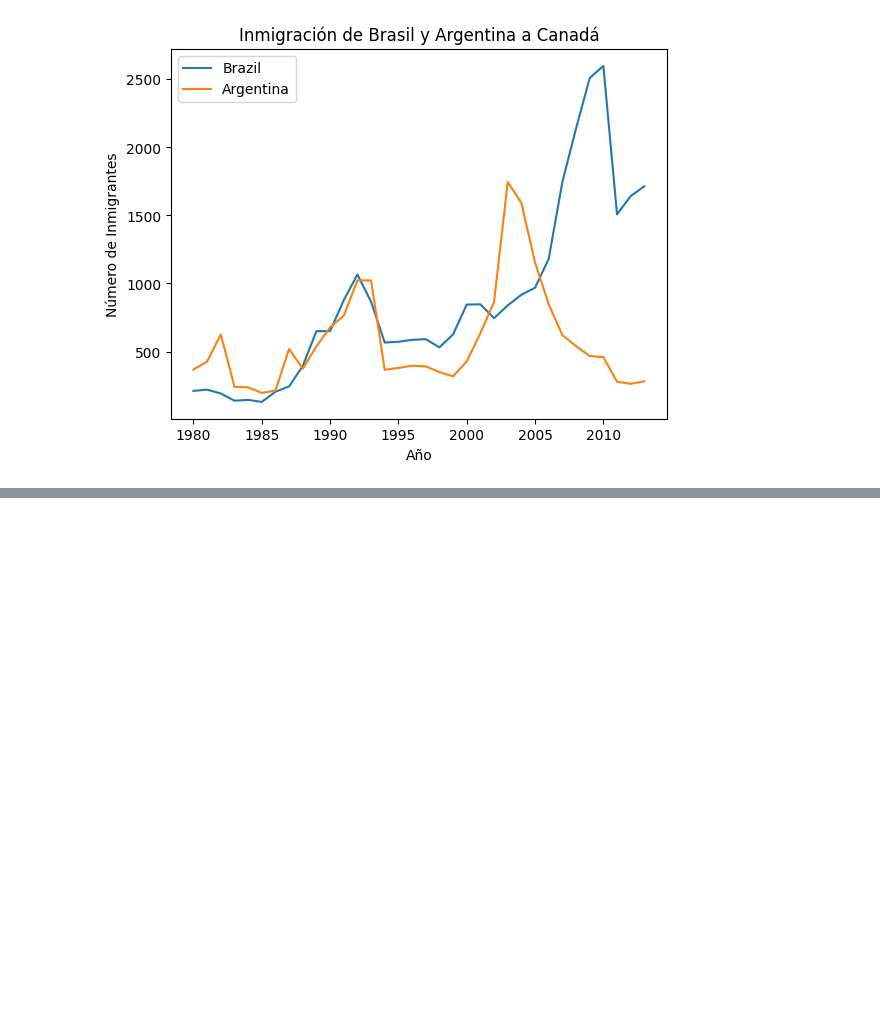
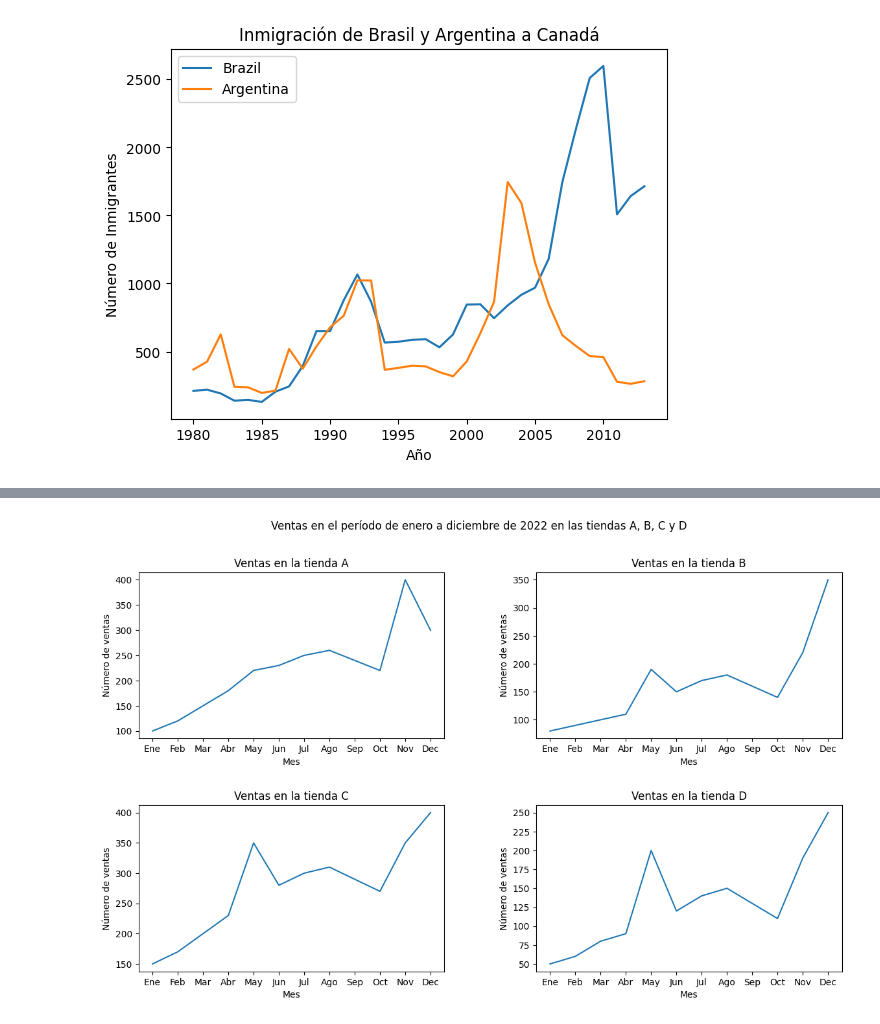
Before and after one commit to AenimaLabs/Oracle_One_Data_Science, a Jupyter notebook: Visualización_de_datos.ipynb, the cells around one changed output, grey strips where cells are left out. Cells and saved outputs as stored; diff of their text form; code cells hidden in the pictures; blank space fills up the shorter version.

```diff
--- a/Visualización_de_datos.ipynb
+++ b/Visualización_de_datos.ipynb
@@ -247,3 +318,20 @@ plt.legend()
 plt.show()
 # %% [output]
 [figure]
+# %%
+tiendas = ['A', 'B', 'C', 'D']
+ventas_2022 = {'Ene': [100, 80, 150, 50],
+    'Feb': [120, 90, 170, 60],
+    'Mar': [150, 100, 200, 80],
+    'Abr': [180, 110, 230, 90],
+    'May': [220, 190, 350, 200],
+    'Jun': [230, 150, 280, 120],
+    'Jul': [250, 170, 300, 140],
+    'Ago': [260, 180, 310, 150],
+    'Sep': [240, 160, 290, 130],
+    'Oct': [220, 140, 270, 110],
+    'Nov': [400, 220, 350, 190],
+    'Dec': [300, 350, 400, 250]}
+# %%
+ventas_tiendas = pd.DataFrame(ventas_2022, index=tiendas)
+ventas_tiendas
@@ -249,0 +344,35 @@ plt.show()
+# %%
+# Crear la figura y los subgráficos
+
+fig, axs = plt.subplots(2, 2, figsize=(14, 8))
+
+# Ajustar los espaciados entre los subgráficos
+
+plt.subplots_adjust(wspace=0.3, hspace=0.4)
+
+# Agregar un título general para los subgráficos
+
+fig.suptitle('Ventas en el período de enero a diciembre de 2022 en las tiendas A, B, C y D')
+
+# Agregar los gráficos en cada uno de los subgráficos
+
+axs[0, 0].plot(ventas_tiendas.loc['A'])
+axs[0, 0].set_title('Ventas en la tienda A')
+axs[0, 1].plot(ventas_tiendas.loc['B'])
+axs[0, 1].set_title('Ventas en la tienda B')
+axs[1, 0].plot(ventas_tiendas.loc['C'])
+axs[1, 0].set_title('Ventas en la tienda C')
+axs[1, 1].plot(ventas_tiendas.loc['D'])
+axs[1, 1].set_title('Ventas en la tienda D')
+
+# Agregar etiquetas para los ejes X y Y
+
+for ax in axs.flat:
+    ax.set_xlabel('Mes')
+    ax.set_ylabel('Número de ventas')
+
+# Mostrar la figura
+
+plt.show()
+# %% [output]
+[figure, added]
```
Also changed, not shown: parts of 4 cells of this notebook.
